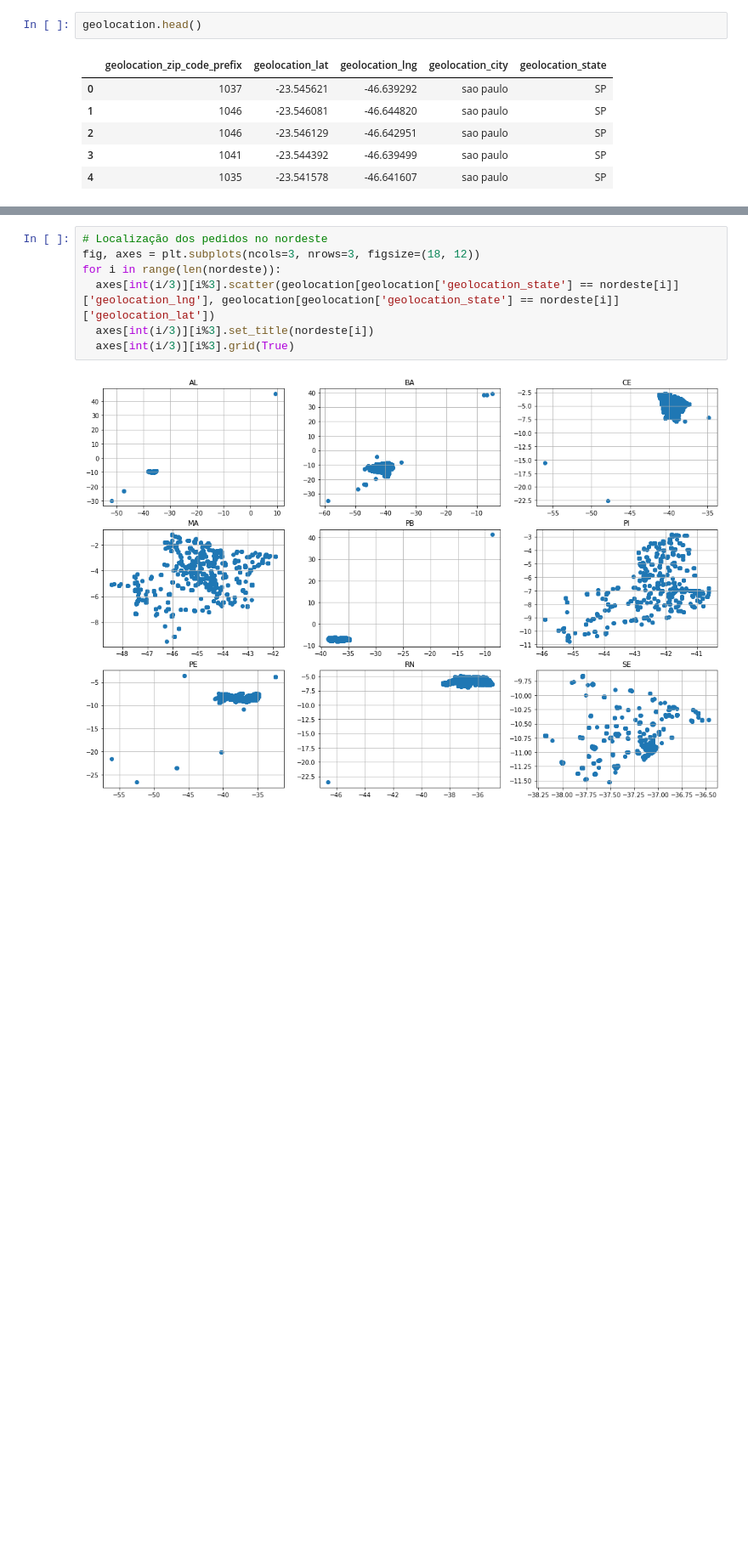
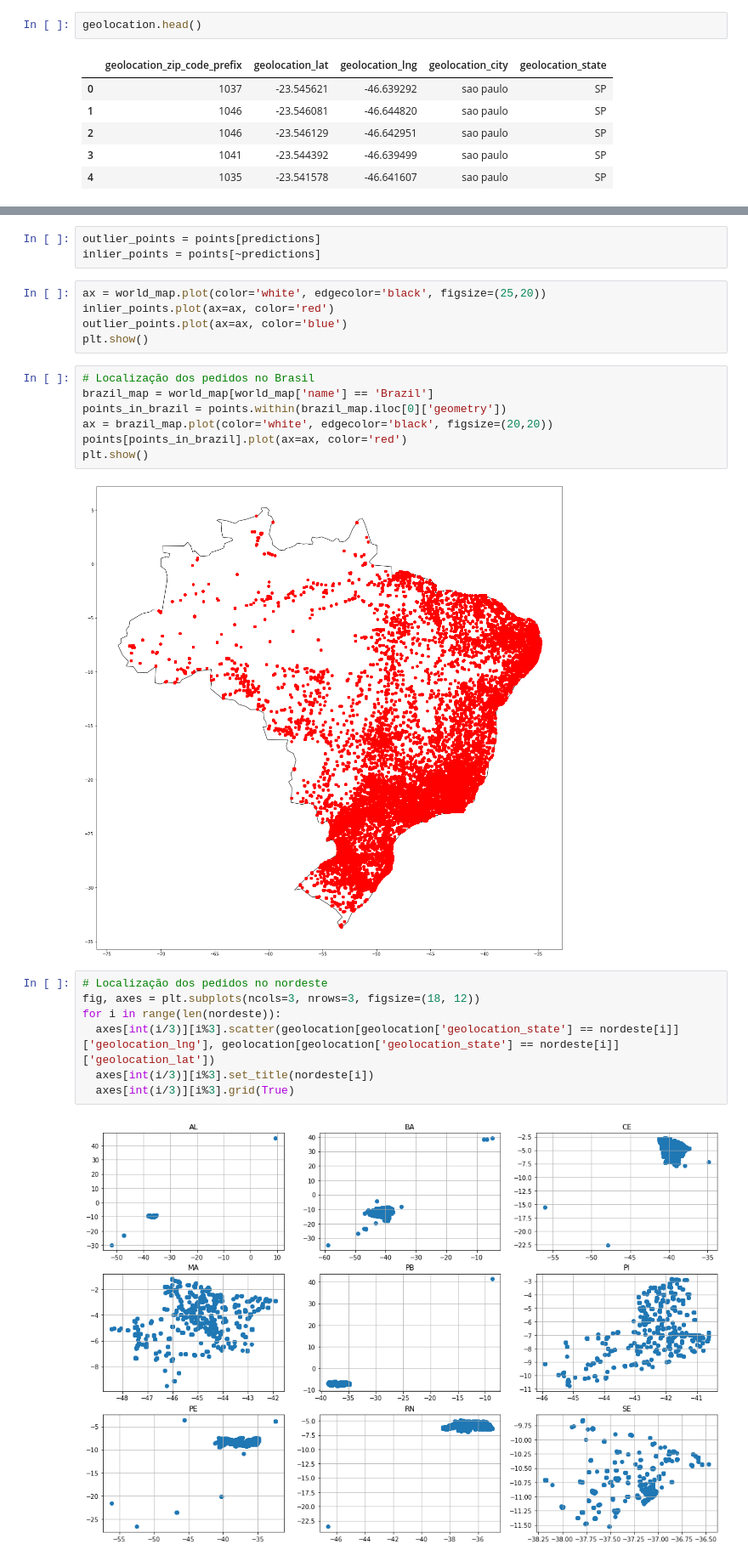
Before and after one commit to AdsonRamos/if697-2020.2, a Jupyter notebook: Projeto_IF697.ipynb, the cells around one changed output, grey strips where cells are left out. Shown at 85% size. Cells and saved outputs as stored; diff of their text form; blank space fills up the shorter version.

```diff
--- a/Projeto_IF697.ipynb
+++ b/Projeto_IF697.ipynb
@@ -221,3 +282,20 @@ plt.show()
+# %%
+outlier_points = points[predictions]
+inlier_points = points[~predictions]
+# %%
+ax = world_map.plot(color='white', edgecolor='black', figsize=(25,20))
+inlier_points.plot(ax=ax, color='red')
+outlier_points.plot(ax=ax, color='blue')
+plt.show()
+# %%
+# Localização dos pedidos no Brasil
+brazil_map = world_map[world_map['name'] == 'Brazil']
+points_in_brazil = points.within(brazil_map.iloc[0]['geometry'])
+ax = brazil_map.plot(color='white', edgecolor='black', figsize=(20,20))
+points[points_in_brazil].plot(ax=ax, color='red')
+plt.show()
+# %% [output]
+[figure, added]
 # %%
 # Localização dos pedidos no nordeste
 fig, axes = plt.subplots(ncols=3, nrows=3, figsize=(18, 12))
```
Also changed, not shown: parts of 38 cells of this notebook.
